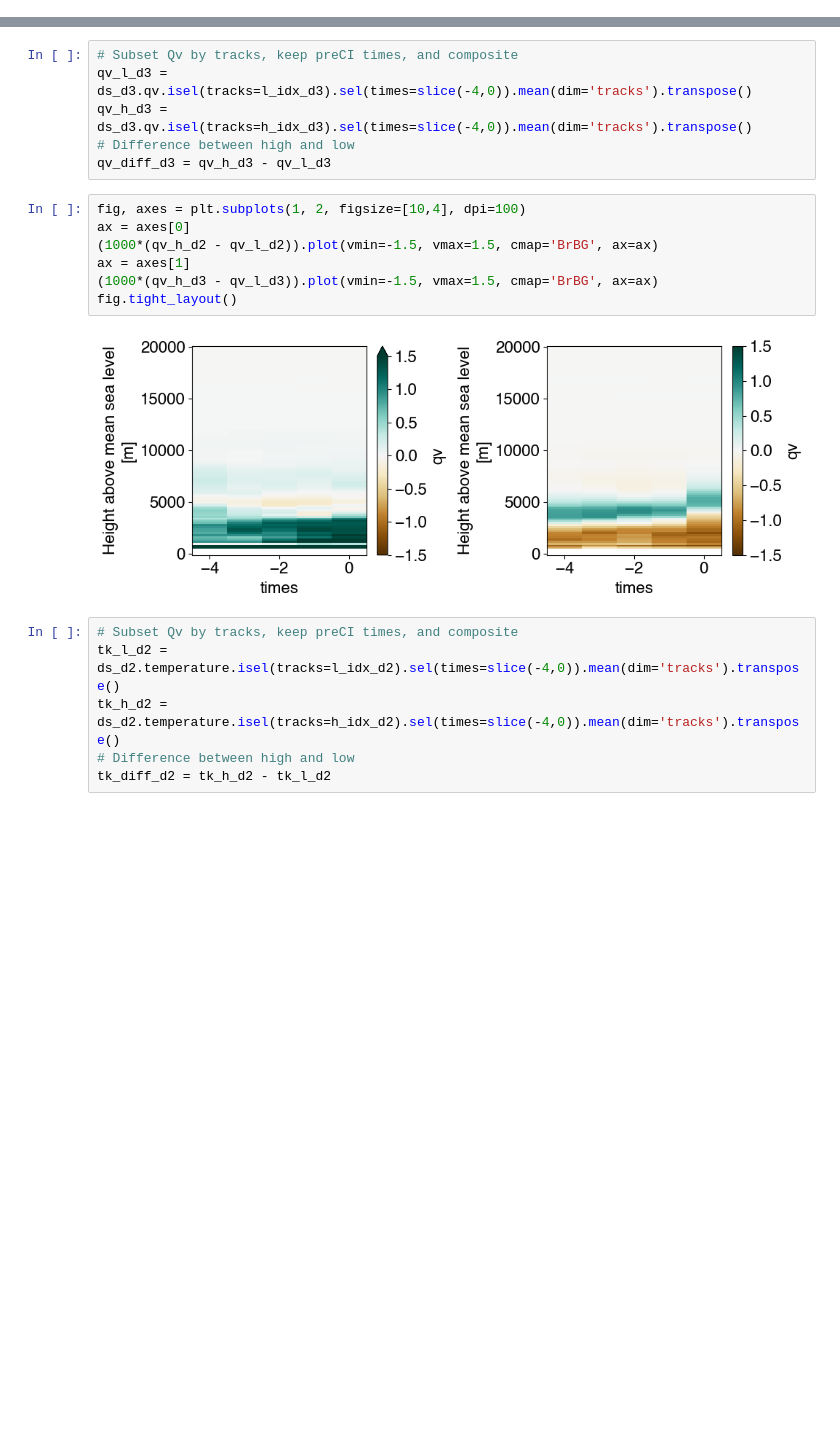
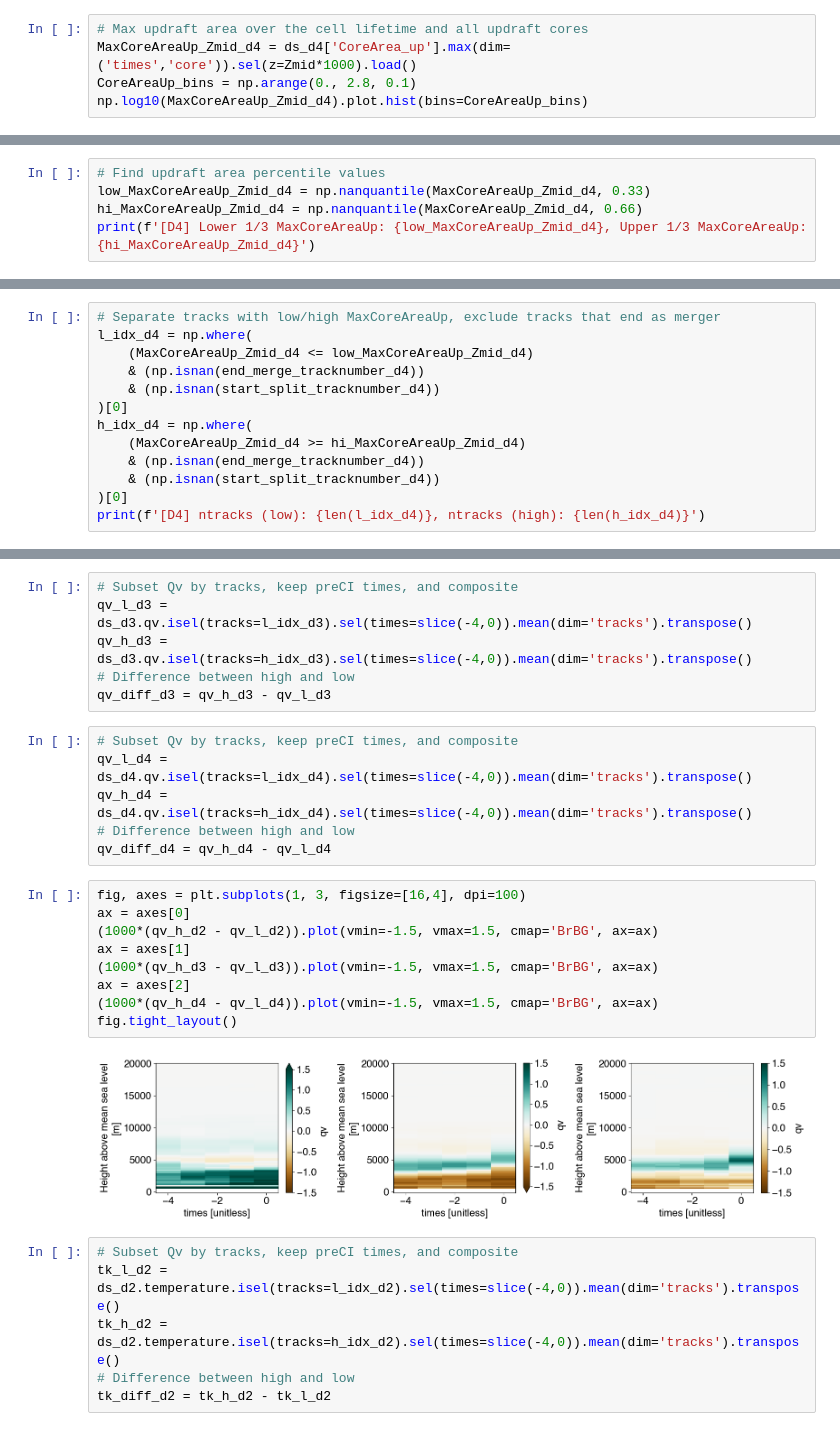
Before and after one commit to ICLASS-SFA/lasso_cellgrowth, a Jupyter notebook: notebooks/plot_center_env_composite_by_w.ipynb, the cells around one changed output, grey strips where cells are left out. Cells and saved outputs as stored; diff of their text form; blank space fills up the shorter version.

```diff
--- a/notebooks/plot_center_env_composite_by_w.ipynb
+++ b/notebooks/plot_center_env_composite_by_w.ipynb
@@ -286,3 +357,8 @@ np.log10(MaxCoreAreaUp_Zmid_d3).plot.hist(bins=CoreAreaUp_bins)
         2.6, 2.7]),
  <BarContainer object of 27 artists>)
 [figure]
+# %%
+# Max updraft area over the cell lifetime and all updraft cores
+MaxCoreAreaUp_Zmid_d4 = ds_d4['CoreArea_up'].max(dim=('times','core')).sel(z=Zmid*1000).load()
+CoreAreaUp_bins = np.arange(0., 2.8, 0.1)
+np.log10(MaxCoreAreaUp_Zmid_d4).plot.hist(bins=CoreAreaUp_bins)
@@ -312,0 +402,5 @@ print(f'[D3] Lower 1/3 MaxCoreAreaUp: {low_MaxCoreAreaUp_Zmid_d3}, Upper 1/3 Max
+# %%
+# Find updraft area percentile values
+low_MaxCoreAreaUp_Zmid_d4 = np.nanquantile(MaxCoreAreaUp_Zmid_d4, 0.33)
+hi_MaxCoreAreaUp_Zmid_d4 = np.nanquantile(MaxCoreAreaUp_Zmid_d4, 0.66)
+print(f'[D4] Lower 1/3 MaxCoreAreaUp: {low_MaxCoreAreaUp_Zmid_d4}, Upper 1/3 MaxCoreAreaUp: {hi_MaxCoreAreaUp_Zmid_d4}')
@@ -429,0 +535,13 @@ MaxMassFluxUp_avg_h_d3 = ds_d3.MassFlux_up.isel(tracks=h_idx_d3).max(dim=('times
+# %%
+# Separate tracks with low/high MaxCoreAreaUp, exclude tracks that end as merger
+l_idx_d4 = np.where(
+    (MaxCoreAreaUp_Zmid_d4 <= low_MaxCoreAreaUp_Zmid_d4)
+    & (np.isnan(end_merge_tracknumber_d4))
+    & (np.isnan(start_split_tracknumber_d4))
+)[0]
+h_idx_d4 = np.where(
+    (MaxCoreAreaUp_Zmid_d4 >= hi_MaxCoreAreaUp_Zmid_d4)
+    & (np.isnan(end_merge_tracknumber_d4))
+    & (np.isnan(start_split_tracknumber_d4))
+)[0]
+print(f'[D4] ntracks (low): {len(l_idx_d4)}, ntracks (high): {len(h_idx_d4)}')
@@ -616,15 +774,23 @@ qv_l_d3 = ds_d3.qv.isel(tracks=l_idx_d3).sel(times=slice(-4,0)).mean(dim='tracks
 qv_h_d3 = ds_d3.qv.isel(tracks=h_idx_d3).sel(times=slice(-4,0)).mean(dim='tracks').transpose()
 # Difference between high and low
 qv_diff_d3 = qv_h_d3 - qv_l_d3
+# %%
+# Subset Qv by tracks, keep preCI times, and composite
+qv_l_d4 = ds_d4.qv.isel(tracks=l_idx_d4).sel(times=slice(-4,0)).mean(dim='tracks').transpose()
+qv_h_d4 = ds_d4.qv.isel(tracks=h_idx_d4).sel(times=slice(-4,0)).mean(dim='tracks').transpose()
+# Difference between high and low
+qv_diff_d4 = qv_h_d4 - qv_l_d4
 # %%
-fig, axes = plt.subplots(1, 2, figsize=[10,4], dpi=100)
+fig, axes = plt.subplots(1, 3, figsize=[16,4], dpi=100)
 ax = axes[0]
 (1000*(qv_h_d2 - qv_l_d2)).plot(vmin=-1.5, vmax=1.5, cmap='BrBG', ax=ax)
 ax = axes[1]
 (1000*(qv_h_d3 - qv_l_d3)).plot(vmin=-1.5, vmax=1.5, cmap='BrBG', ax=ax)
+ax = axes[2]
+(1000*(qv_h_d4 - qv_l_d4)).plot(vmin=-1.5, vmax=1.5, cmap='BrBG', ax=ax)
 fig.tight_layout()
 # %% [output]
-[figure, old version]
+[figure, new version]
 # %%
 # Subset Qv by tracks, keep preCI times, and composite
 tk_l_d2 = ds_d2.temperature.isel(tracks=l_idx_d2).sel(times=slice(-4,0)).mean(dim='tracks').transpose()
```
Also changed, not shown: parts of 48 cells of this notebook, 11 other files.
